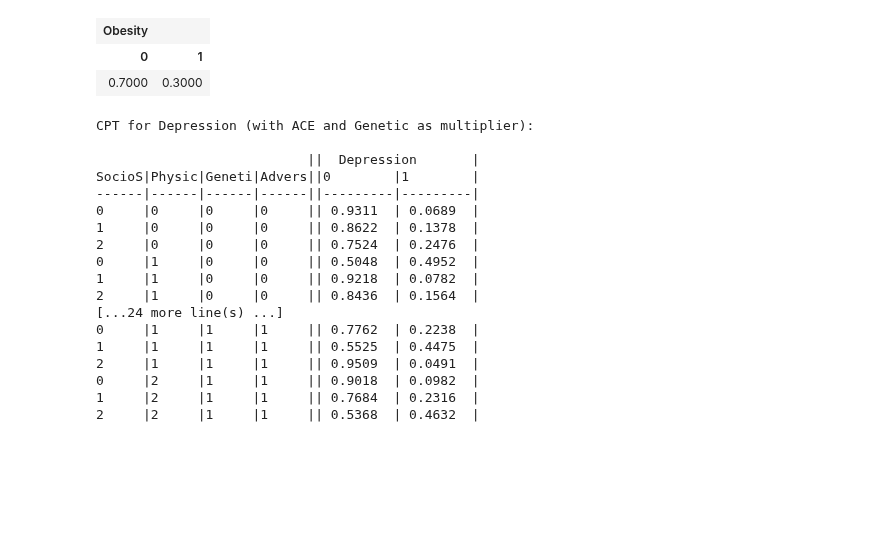
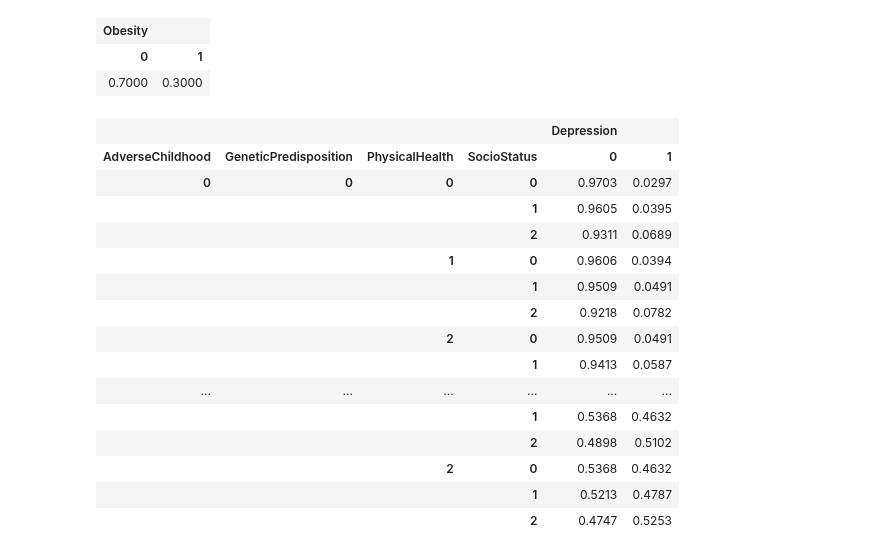
Before and after one commit to ningerdinger/BayesianReasoningLearning, a Jupyter notebook: Assignment1.ipynb, the cells around one changed output. Cells and saved outputs as stored; diff of their text form; code cells hidden in the pictures; blank space fills up the shorter version.

```diff
--- a/Assignment1.ipynb
+++ b/Assignment1.ipynb
@@ -118,56 +121,50 @@ cpt_physHealth[{'ChronicIllness': 1, 'Obesity': 1}] = [0.2, 0.35, 0.45]
 # %%
 # --- Define risk parameters ---
 # These values represent the triggering chances for each contributing factor
-ss_params = {0: 0.05, 1: 0.02, 2: 0.01}     # For SocioStatus: 0 = Low, 1 = Medium, 2 = High (protective)
+ss_params = {0: 0.01, 1: 0.02, 2: 0.05}     # For SocioStatus: 0 = High, 1 = Medium, 2 = Low
 ph_params = {0: 0.0, 1: 0.01, 2: 0.02}      # For PhysicalHealth: 0 = Good, 1 = Moderate, 2 = Poor
 ace_params = {0: 0.01, 1: 0.2}              # For ACE: 0 = Absent, 1 = Present
 gp_multiplier = {0: 1.0, 1: 2}         # If GeneticPredisposition is present (state 1), multiply baseline by 2
 leak = 0.01                             # A small baseline risk
 
 # --- Retrieve and fill the CPT for Depression ---
 cpt_depress = bn.cpt(depress)
 cpt_values = []  # will accumulate a flat list of 72 numbers
 
 # For each combination of parent states:
-for ss, ph, ace_state, gp_state in itertools.product(range(3), range(3), range(2), range(2)):
+for ace_state, gp_state, ph, ss in itertools.product(range(2), range(2), range(3), range(3)):
     # Compute the baseline probability without Genetic:
     prod_failure = (1 - ss_params[ss]) * (1 - ph_params[ph]) * (1 - ace_params[ace_state]) * (1 - leak)
     p_baseline = 1 - prod_failure  # noisy-OR probability from these factors
 
     # genetic alone will not generate risk.
     if gp_state == 1:
         p_dep = min(1.0, p_baseline * gp_multiplier[1])
     else:
         p_dep = p_baseline
 
     # For a binary outcome, the CPT row is: [P(No Depression), P(Depression)]
     cpt_values.extend([1 - p_dep, p_dep])
 
 # Use fillWith with a flat list of 72 values
 cpt_depress.fillWith(cpt_values)
-
-# --- Print the resulting CPT ---
-print("CPT for Depression (with ACE and Genetic as multiplier):")
-print(cpt_depress)
 # %% [output]
-CPT for Depression (with ACE and Genetic as multiplier):
-
-                           ||  Depression       |
-SocioS|Physic|Geneti|Advers||0        |1        |
-------|------|------|------||---------|---------|
-0     |0     |0     |0     || 0.9311  | 0.0689  |
-1     |0     |0     |0     || 0.8622  | 0.1378  |
-2     |0     |0     |0     || 0.7524  | 0.2476  |
-0     |1     |0     |0     || 0.5048  | 0.4952  |
-1     |1     |0     |0     || 0.9218  | 0.0782  |
-2     |1     |0     |0     || 0.8436  | 0.1564  |
-[...24 more line(s) ...]
-0     |1     |1     |1     || 0.7762  | 0.2238  |
-1     |1     |1     |1     || 0.5525  | 0.4475  |
-2     |1     |1     |1     || 0.9509  | 0.0491  |
-0     |2     |1     |1     || 0.9018  | 0.0982  |
-1     |2     |1     |1     || 0.7684  | 0.2316  |
-2     |2     |1     |1     || 0.5368  | 0.4632  |
+|  |  |  |  | Depression |  |
+| AdverseChildhood | GeneticPredisposition | PhysicalHealth | SocioStatus | 0 | 1 |
+| 0 | 0 | 0 | 0 | 0.9703 | 0.0297 |
+|  |  |  | 1 | 0.9605 | 0.0395 |
+|  |  |  | 2 | 0.9311 | 0.0689 |
+|  |  | 1 | 0 | 0.9606 | 0.0394 |
+|  |  |  | 1 | 0.9509 | 0.0491 |
+|  |  |  | 2 | 0.9218 | 0.0782 |
+|  |  | 2 | 0 | 0.9509 | 0.0491 |
+|  |  |  | 1 | 0.9413 | 0.0587 |
+| ... | ... | ... | ... | ... | ... |
+|  |  |  | 1 | 0.5368 | 0.4632 |
+|  |  |  | 2 | 0.4898 | 0.5102 |
+|  |  | 2 | 0 | 0.5368 | 0.4632 |
+|  |  |  | 1 | 0.5213 | 0.4787 |
+|  |  |  | 2 | 0.4747 | 0.5253 |
 # %%
 # Set up the inference engine
 ie = gum.LazyPropagation(bn)
```
Also changed, not shown: parts of 3 cells of this notebook.
